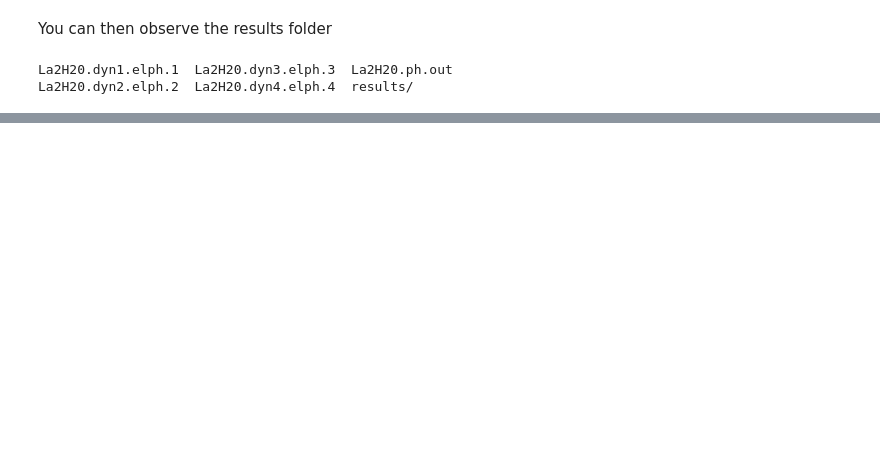
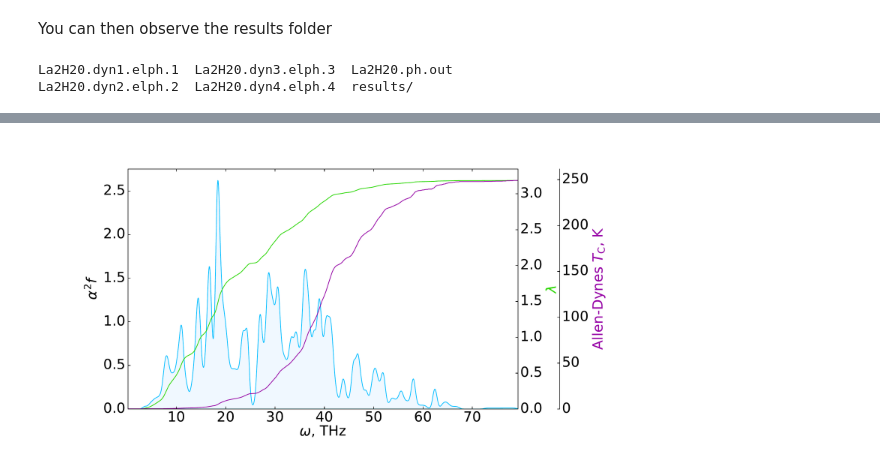
Before and after one commit to GitGreg228/a2f, a Jupyter notebook: notebooks/a2f_tutorial.ipynb, the cells around one changed output, grey strips where cells are left out. Saved outputs shown, nothing was run; the diff lists cells and outputs as text; code cells hidden in the pictures; blank space fills up the shorter version.

```diff
--- a/notebooks/a2f_tutorial.ipynb
+++ b/notebooks/a2f_tutorial.ipynb
@@ -129,0 +257,8 @@ where
+# %%
+images = convert_from_path('../examples-public/La2H20/results/plot_article_LaH10.pdf')
+for i, image in enumerate(images):
+    fname = "image" + str(i) + ".png"
+    image.save(fname, "PNG")
+Image(fname, width=600, height=300)
+# %% [output]
+[figure, added]
```
Also changed, not shown: parts of 33 cells of this notebook.
